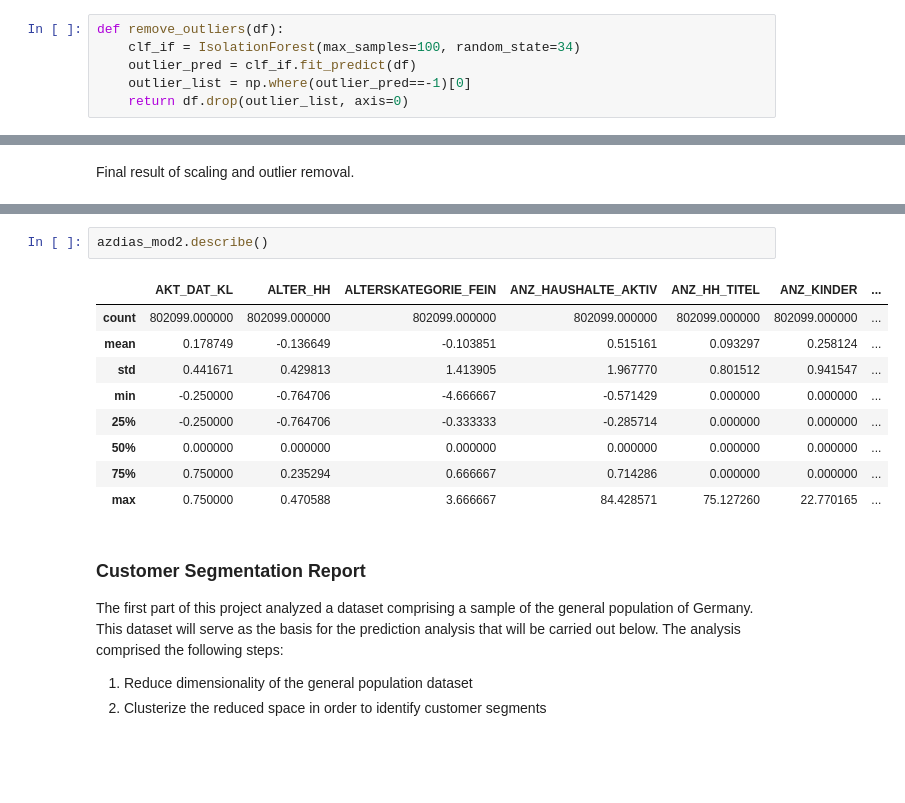
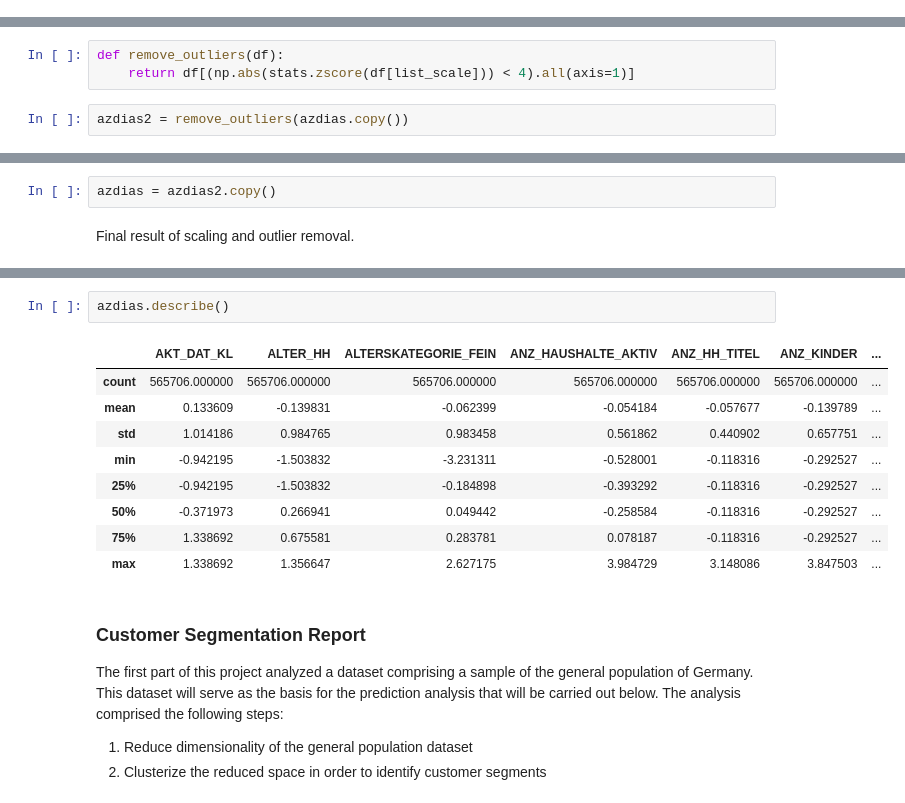
Before and after one commit to bvcmartins/dsnd_capstone, a Jupyter notebook: main.ipynb, the cells around one changed output, grey strips where cells are left out. Saved outputs shown, nothing was run; the diff lists cells and outputs as text; blank space fills up the shorter version.

```diff
--- a/main.ipynb
+++ b/main.ipynb
@@ -670,9 +698,3 @@ azdias_mod[list_scale] = scaler.fit_transform(azdias_mod[list_scale])
 ### Removing Outliers
 
 Some of the features had outliers that were skewing the scaling that comes next. Outlier removal was needed at this step to avoid problems with the PCA step. I did some tests with this method in another notebook but it is hard to be absolutely sure that is doing the right thing with such a large dataset.
-# %%
-def remove_outliers(df):
-    clf_if = IsolationForest(max_samples=100, random_state=34)
-    outlier_pred = clf_if.fit_predict(df)
-    outlier_list = np.where(outlier_pred==-1)[0]
-    return df.drop(outlier_list, axis=0)
@@ -681 +701,6 @@ azdias_mod2 = remove_outliers(azdias_mod)
+# %%
+def remove_outliers(df):
+    return df[(np.abs(stats.zscore(df[list_scale])) < 4).all(axis=1)]
+# %%
+azdias2 = remove_outliers(azdias.copy())
 # %%
@@ -685,2 +710,4 @@ azdias_mod2.shape, azdias_mod.shape
+# %%
+azdias = azdias2.copy()
 # %% [markdown]
 Final result of scaling and outlier removal.
@@ -709,15 +714,15 @@ azdias_mod2.ANZ_HAUSHALTE_AKTIV.plot.hist()
 # %%
-azdias_mod2.describe()
+azdias.describe()
 # %% [output]
 |  | AKT_DAT_KL | ALTER_HH | ALTERSKATEGORIE_FEIN | ANZ_HAUSHALTE_AKTIV | ANZ_HH_TITEL | ANZ_KINDER | ... |
-| count | 802099.000000 | 802099.000000 | 802099.000000 | 802099.000000 | 802099.000000 | 802099.000000 | ... |
-| mean | 0.178749 | -0.136649 | -0.103851 | 0.515161 | 0.093297 | 0.258124 | ... |
-| std | 0.441671 | 0.429813 | 1.413905 | 1.967770 | 0.801512 | 0.941547 | ... |
-| min | -0.250000 | -0.764706 | -4.666667 | -0.571429 | 0.000000 | 0.000000 | ... |
-| 25% | -0.250000 | -0.764706 | -0.333333 | -0.285714 | 0.000000 | 0.000000 | ... |
-| 50% | 0.000000 | 0.000000 | 0.000000 | 0.000000 | 0.000000 | 0.000000 | ... |
-| 75% | 0.750000 | 0.235294 | 0.666667 | 0.714286 | 0.000000 | 0.000000 | ... |
-| max | 0.750000 | 0.470588 | 3.666667 | 84.428571 | 75.127260 | 22.770165 | ... |
+| count | 565706.000000 | 565706.000000 | 565706.000000 | 565706.000000 | 565706.000000 | 565706.000000 | ... |
+| mean | 0.133609 | -0.139831 | -0.062399 | -0.054184 | -0.057677 | -0.139789 | ... |
+| std | 1.014186 | 0.984765 | 0.983458 | 0.561862 | 0.440902 | 0.657751 | ... |
+| min | -0.942195 | -1.503832 | -3.231311 | -0.528001 | -0.118316 | -0.292527 | ... |
+| 25% | -0.942195 | -1.503832 | -0.184898 | -0.393292 | -0.118316 | -0.292527 | ... |
+| 50% | -0.371973 | 0.266941 | 0.049442 | -0.258584 | -0.118316 | -0.292527 | ... |
+| 75% | 1.338692 | 0.675581 | 0.283781 | 0.078187 | -0.118316 | -0.292527 | ... |
+| max | 1.338692 | 1.356647 | 2.627175 | 3.984729 | 3.148086 | 3.847503 | ... |
 # %% [markdown]
 ### Customer Segmentation Report
 
```
Also changed, not shown: parts of 140 cells of this notebook, 1 other file.
